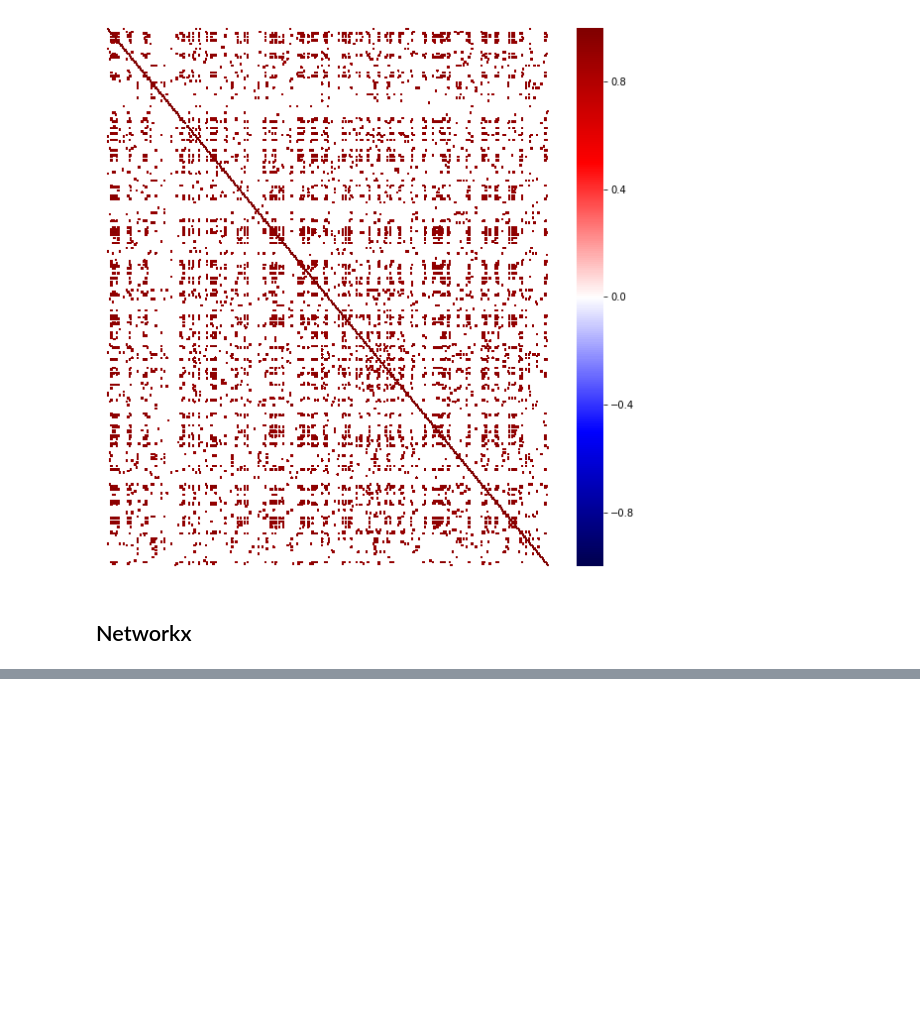
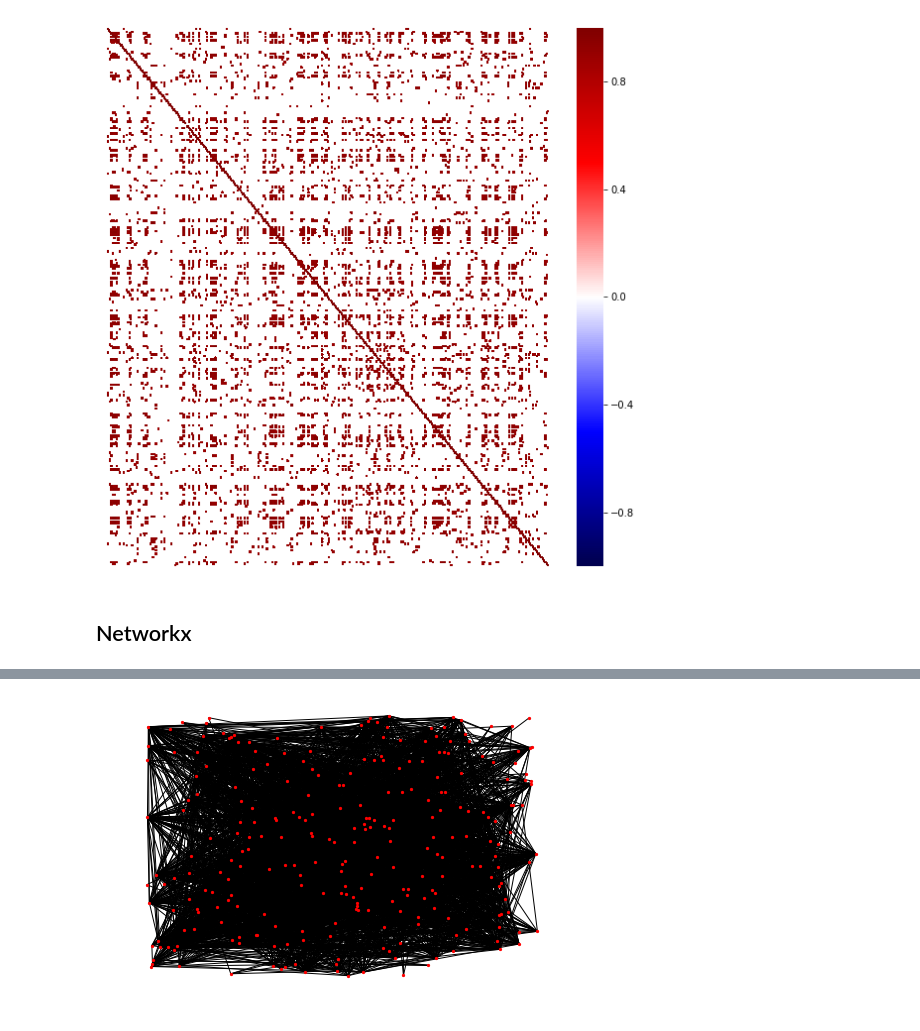
Before and after one commit to GCantergiani/psth, a Jupyter notebook: first_basic_analysis.ipynb, the cells around one changed output, grey strips where cells are left out. Cells and saved outputs as stored; diff of their text form; code cells hidden in the pictures; blank space fills up the shorter version.

```diff
--- a/first_basic_analysis.ipynb
+++ b/first_basic_analysis.ipynb
@@ -196,6 +194,6 @@ _ = ax.set_xlabel('')
 # %% [markdown]
 ## Second threshold
 # %%
-to_replace = np.arange(-0.90, 0.90, 0.01).round(3)
-to_replace
+to_replace_09 = np.arange(-0.89, 0.90, 0.01).round(3)
+to_replace_09
 # %% [output]
@@ -222,6 +220,6 @@ array([-0.9 , -0.89, -0.88, -0.87, -0.86, -0.85, -0.84, -0.83, -0.82,
 # %%
-df_corr = df_corr.round(2).replace(to_replace, np.nan)
-df_corr.head()
+df_corr_09 = df_corr.round(2).replace(to_replace_09, np.nan)
+df_corr_09.head()
 # %% [output]
 |  |  | Neuron |  |  |  |  |  |  |  |  |  | ... |
 |  | neuron | 0 | 1 | 2 | 3 | 4 | 5 | 6 | 7 | 8 | 9 | ... |
@@ -286,0 +287,19 @@ df_out.to_csv('testing.csv', index=False)
+# %%
+G = nx.Graph()
+
+for idx, row in df_corr_09.iterrows():
+    neuron_id = idx[1]
+
+    for sub_idx, sub_row in row.dropna().iteritems():
+        sub_neuron_id = sub_idx[1]
+        correlation = sub_row
+
+        if neuron_id != sub_neuron_id:
+
+            G.add_edge(neuron_id,
+                       sub_neuron_id,
+                       weight=correlation)
+# %%
+nx.draw_random(G, figsize=(20,10), node_size=5)
+# %% [output]
+[figure, added]
```
Also changed, not shown: parts of 17 cells of this notebook.
